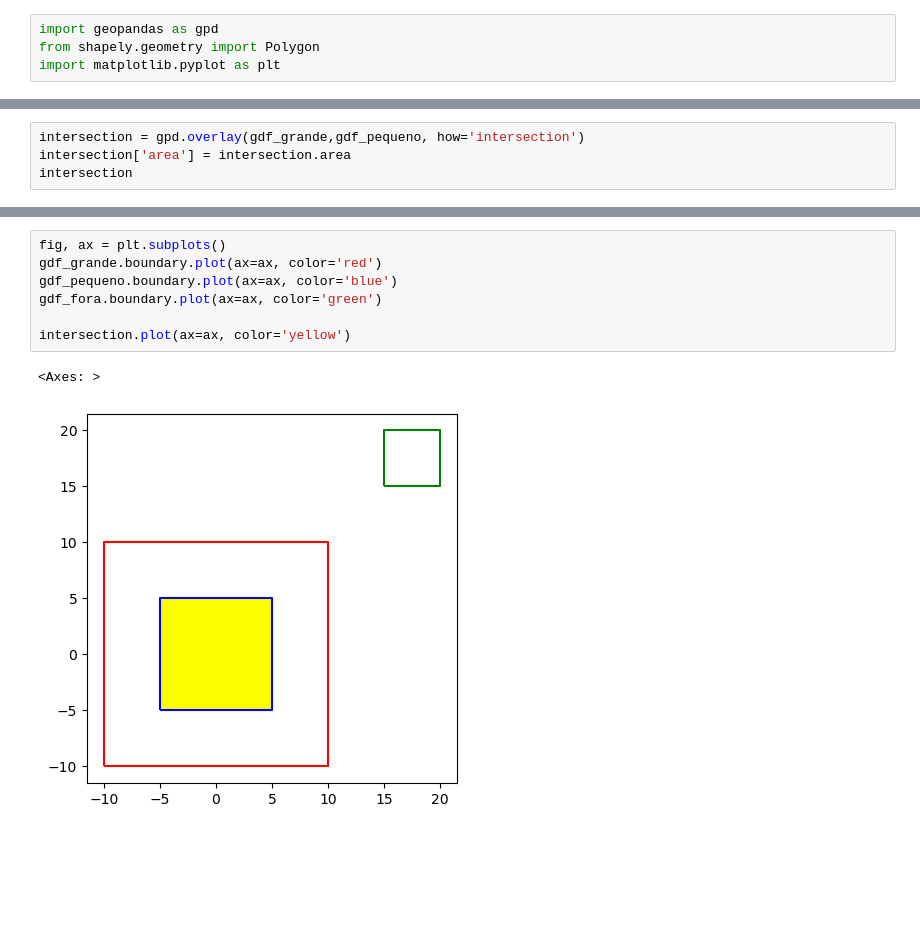
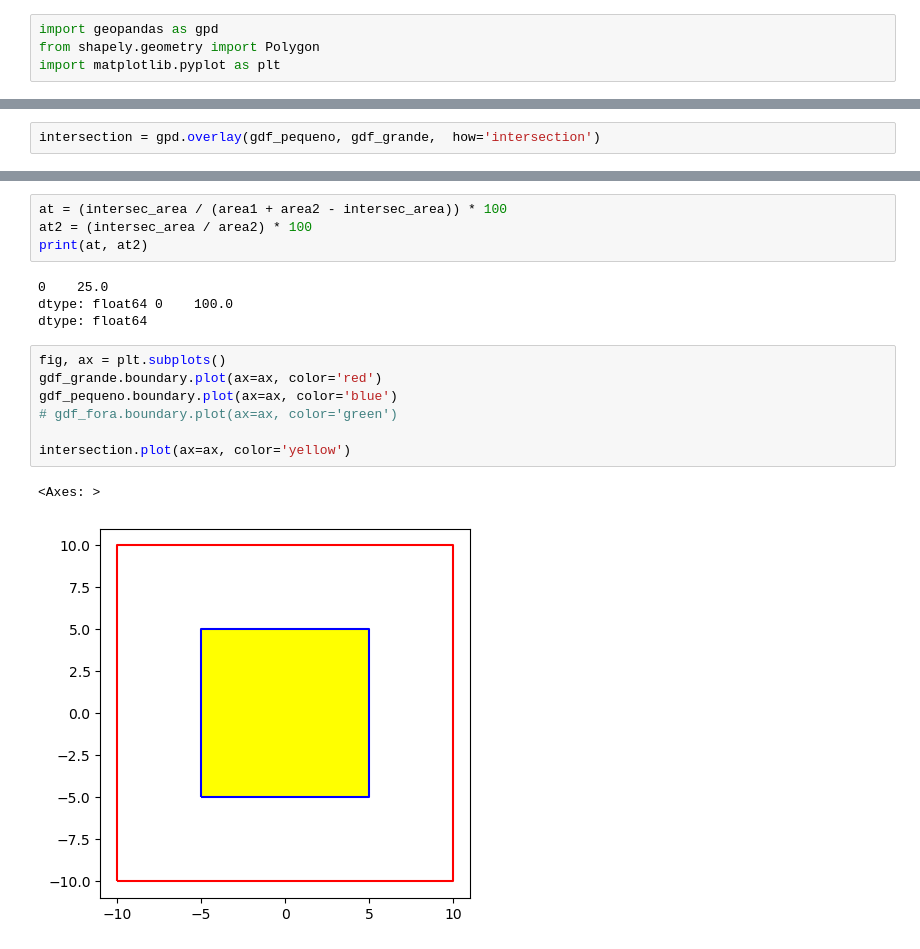
Before and after one commit to fortracc/pyfortracc, a Jupyter notebook: examples/testes_MRGSPL/Track_Infrared_global.ipynb, the cells around one changed output, grey strips where cells are left out. Drawn from its saved outputs; the diff is of its cells as text; blank space fills up the shorter version.

Commit message:
Change overlay area criteria and plot function

```diff
--- a/examples/testes_MRGSPL/Track_Infrared_global.ipynb
+++ b/examples/testes_MRGSPL/Track_Infrared_global.ipynb
@@ -259,4 +237,2 @@ gdf_fora = gpd.GeoDataFrame({'geometry': [poligono_fora]})
 # %%
-intersection = gpd.overlay(gdf_grande,gdf_pequeno, how='intersection')
-intersection['area'] = intersection.area
-intersection
+intersection = gpd.overlay(gdf_pequeno, gdf_grande,  how='intersection')
@@ -266,10 +247,18 @@ intersection
+# %%
+at = (intersec_area / (area1 + area2 - intersec_area)) * 100
+at2 = (intersec_area / area2) * 100
+print(at, at2)
+# %% [output]
+0    25.0
+dtype: float64 0    100.0
+dtype: float64
 # %%
 fig, ax = plt.subplots()
 gdf_grande.boundary.plot(ax=ax, color='red')
 gdf_pequeno.boundary.plot(ax=ax, color='blue')
-gdf_fora.boundary.plot(ax=ax, color='green')
+# gdf_fora.boundary.plot(ax=ax, color='green')
 
 intersection.plot(ax=ax, color='yellow')
 # %% [output]
 <Axes: >
-[figure, old version]
+[figure, new version]
```
Also changed, not shown: parts of 12 cells of this notebook, 3 other files.
